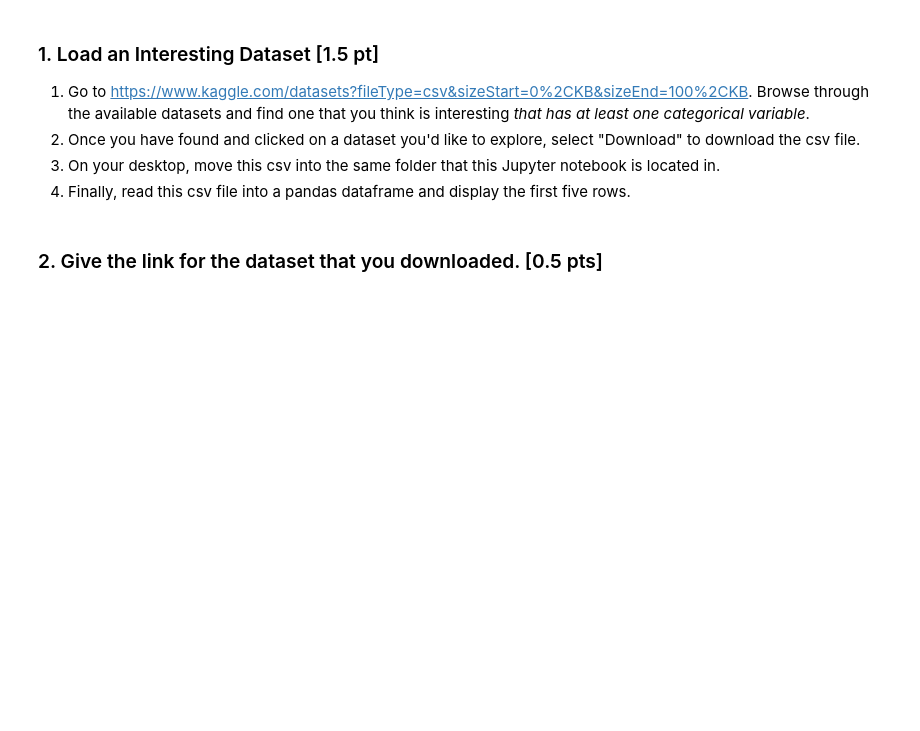
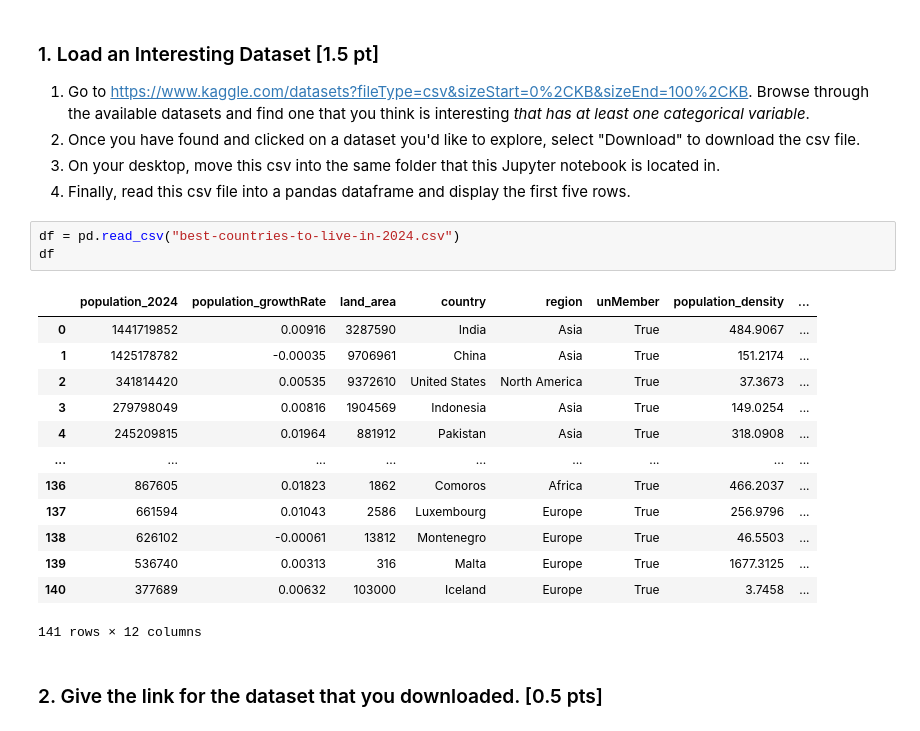
Before and after one commit to ryguy2k4/stat207, a Jupyter notebook: lab_01/lab_01_group.ipynb, the cells around one changed output. Saved outputs shown, nothing was run; the diff lists cells and outputs as text; blank space fills up the shorter version.

```diff
--- a/lab_01/lab_01_group.ipynb
+++ b/lab_01/lab_01_group.ipynb
@@ -38,5 +38,22 @@ These contribution reports should be included in all group lab assignments. In t
 2. Once you have found and clicked on a dataset you'd like to explore, select "Download" to download the csv file.
 3. On your desktop, move this csv into the same folder that this Jupyter notebook is located in.
 4. Finally, read this csv file into a pandas dataframe and display the first five rows.
+# %%
+df = pd.read_csv("best-countries-to-live-in-2024.csv")
+df
+# %% [output]
+|  | population_2024 | population_growthRate | land_area | country | region | unMember | population_density | ... |
+| 0 | 1441719852 | 0.00916 | 3287590 | India | Asia | True | 484.9067 | ... |
+| 1 | 1425178782 | -0.00035 | 9706961 | China | Asia | True | 151.2174 | ... |
+| 2 | 341814420 | 0.00535 | 9372610 | United States | North America | True | 37.3673 | ... |
+| 3 | 279798049 | 0.00816 | 1904569 | Indonesia | Asia | True | 149.0254 | ... |
+| 4 | 245209815 | 0.01964 | 881912 | Pakistan | Asia | True | 318.0908 | ... |
+| ... | ... | ... | ... | ... | ... | ... | ... | ... |
+| 136 | 867605 | 0.01823 | 1862 | Comoros | Africa | True | 466.2037 | ... |
+| 137 | 661594 | 0.01043 | 2586 | Luxembourg | Europe | True | 256.9796 | ... |
+| 138 | 626102 | -0.00061 | 13812 | Montenegro | Europe | True | 46.5503 | ... |
+| 139 | 536740 | 0.00313 | 316 | Malta | Europe | True | 1677.3125 | ... |
+| 140 | 377689 | 0.00632 | 103000 | Iceland | Europe | True | 3.7458 | ... |
+141 rows × 12 columns
 # %% [markdown]
 ### 2. Give the link for the dataset that you downloaded. [0.5 pts]
```
Also changed, not shown: parts of 6 cells of this notebook.
